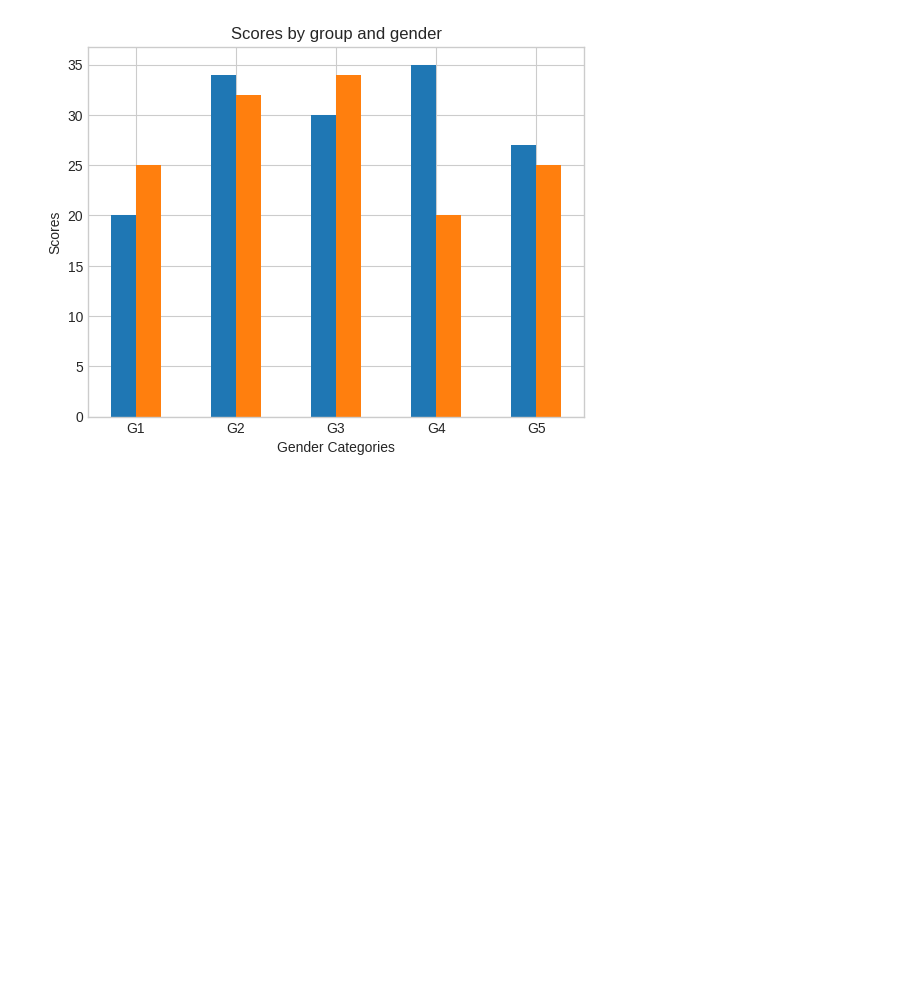
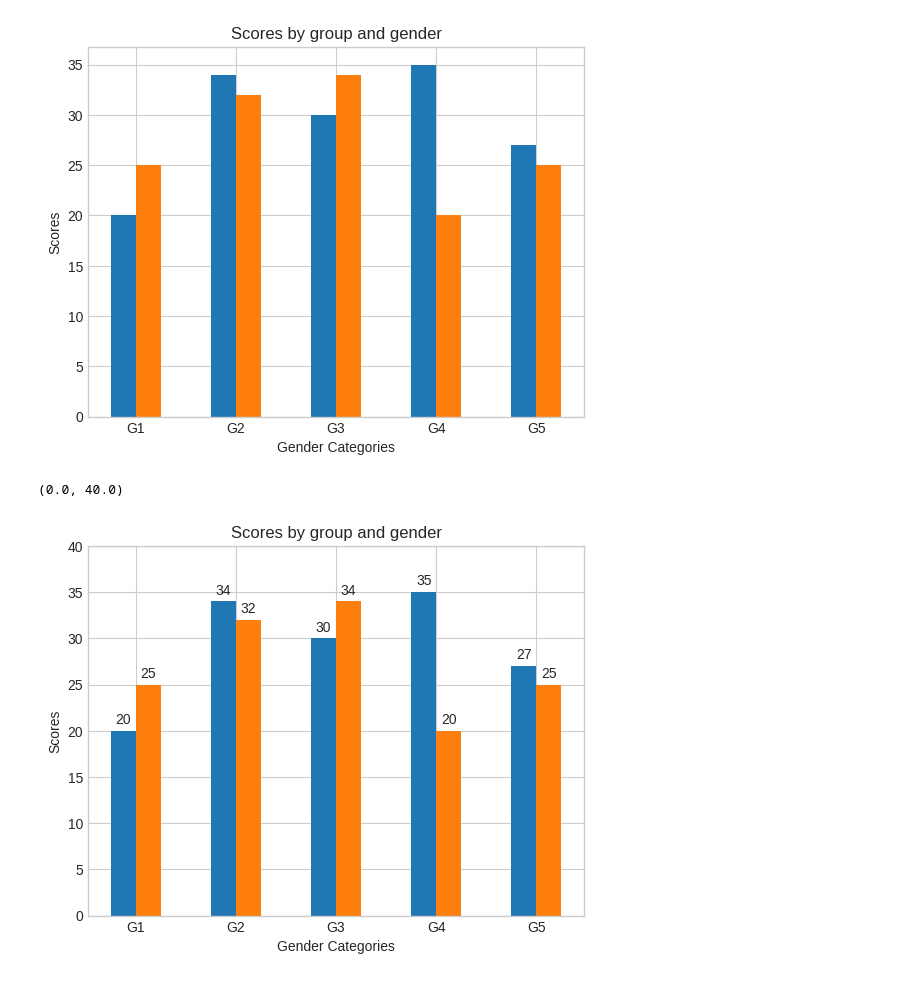
Before and after one commit to ary4008an/CSE-Data-Visualization-, a Jupyter notebook: Data_Visualization_using_Graphs.ipynb, the cells around one changed output. Saved outputs shown, nothing was run; the diff lists cells and outputs as text; code cells hidden in the pictures; blank space fills up the shorter version.

```diff
--- a/Data_Visualization_using_Graphs.ipynb
+++ b/Data_Visualization_using_Graphs.ipynb
@@ -176,3 +176,23 @@ ax.set_xlabel('Gender Categories')
 # %% [output]
 Text(0.5, 0, 'Gender Categories')
 [figure]
+# %%
+labels=['G1','G2','G3','G4','G5']
+men_means=[20,34,30,35,27]
+women_means=[25,32,34,20,25]
+x=np.arange(len(labels))
+width=0.25
+fig,ax=plt.subplots()
+rects1=ax.bar(x-width/2,men_means,width,label='Men')
+rects2=ax.bar(x+width/2,women_means,width,label='Women')
+ax.set_title('Scores by group and gender');
+ax.set_xticks(x)
+ax.set_xticklabels(labels)
+ax.set_ylabel('Scores')
+ax.set_xlabel('Gender Categories')
+ax.bar_label(rects1,padding=3)
+ax.bar_label(rects2,padding=3)
+ax.set_ylim(0,40)
+# %% [output]
+(0.0, 40.0)
+[figure, added]
```
Also changed, not shown: parts of 1 cell of this notebook.
